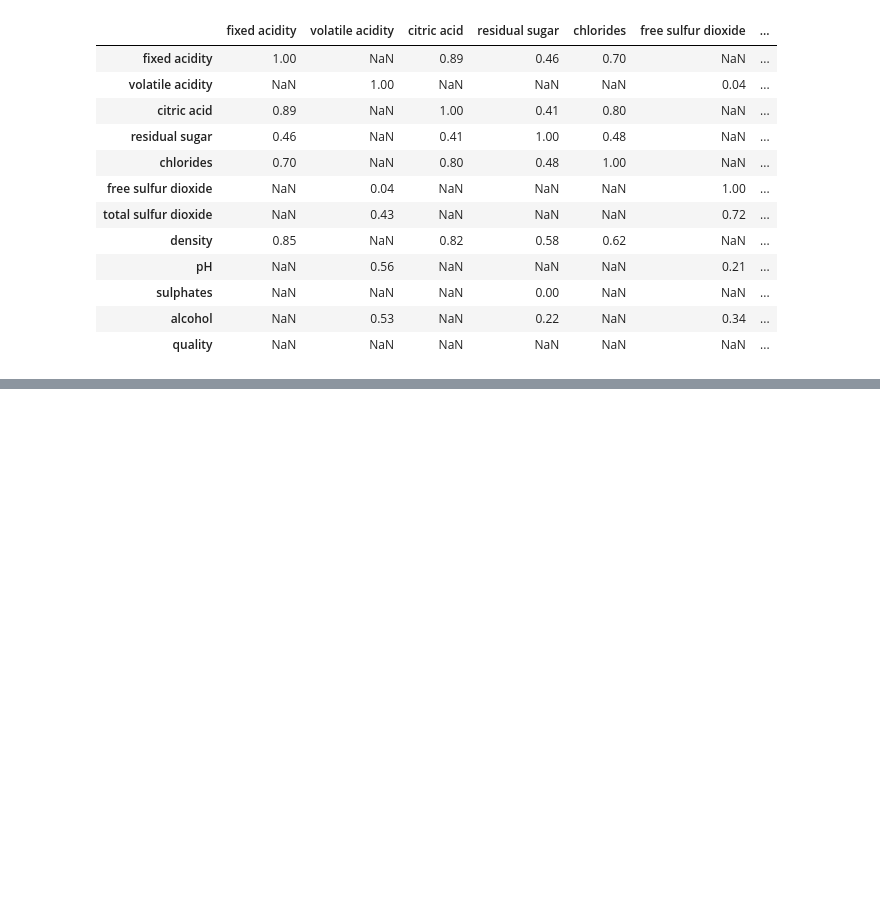
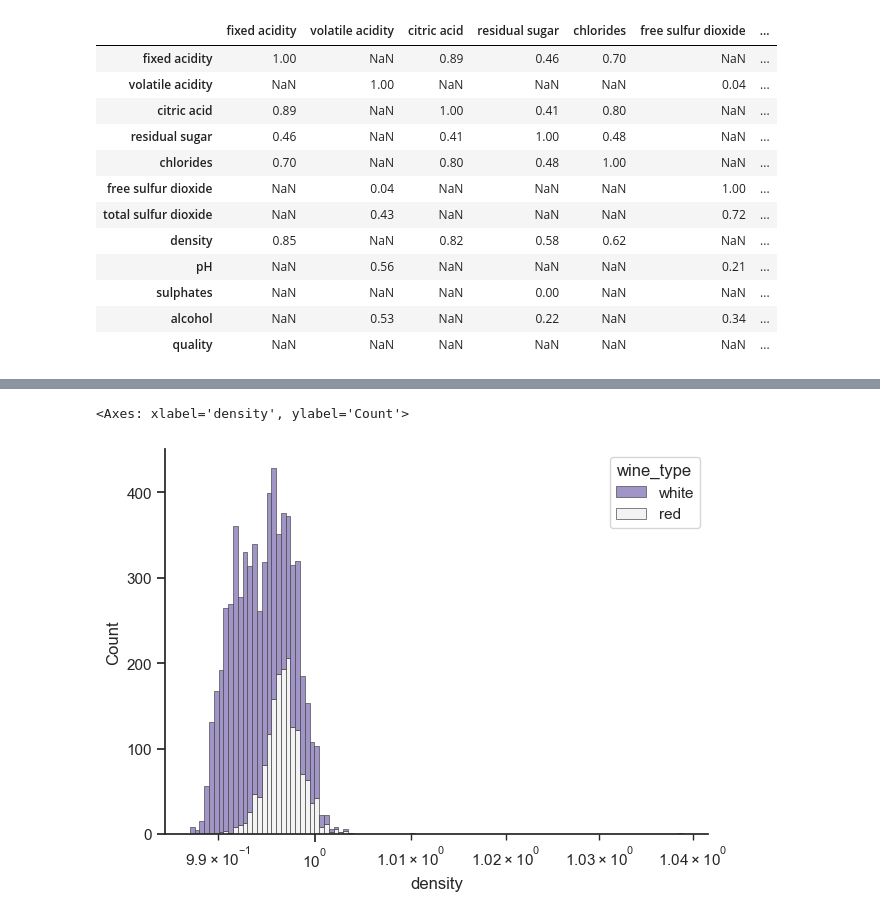
Before and after one commit to rakeshtparayil/BlueBerry-Winery, a Jupyter notebook: blueBerry_winery.ipynb, the cells around one changed output, grey strips where cells are left out. Saved outputs shown, nothing was run; the diff lists cells and outputs as text; code cells hidden in the pictures; blank space fills up the shorter version.

```diff
--- a/blueBerry_winery.ipynb
+++ b/blueBerry_winery.ipynb
@@ -491,0 +540,20 @@ plt.show()
+# %%
+sns.set_theme(style="ticks")
+
+combined_wine = pd.read_csv("combined_wine.csv")
+
+f, ax = plt.subplots(figsize=(7, 5))
+sns.despine(f)
+
+sns.histplot(
+    combined_wine,
+    x="density", hue="wine_type",
+    multiple="stack",
+    palette="light:m_r",
+    edgecolor=".3",
+    linewidth=.5,
+    log_scale=True,
+)
+# %% [output]
+<Axes: xlabel='density', ylabel='Count'>
+[figure, added]
```
Also changed, not shown: parts of 15 cells of this notebook.
